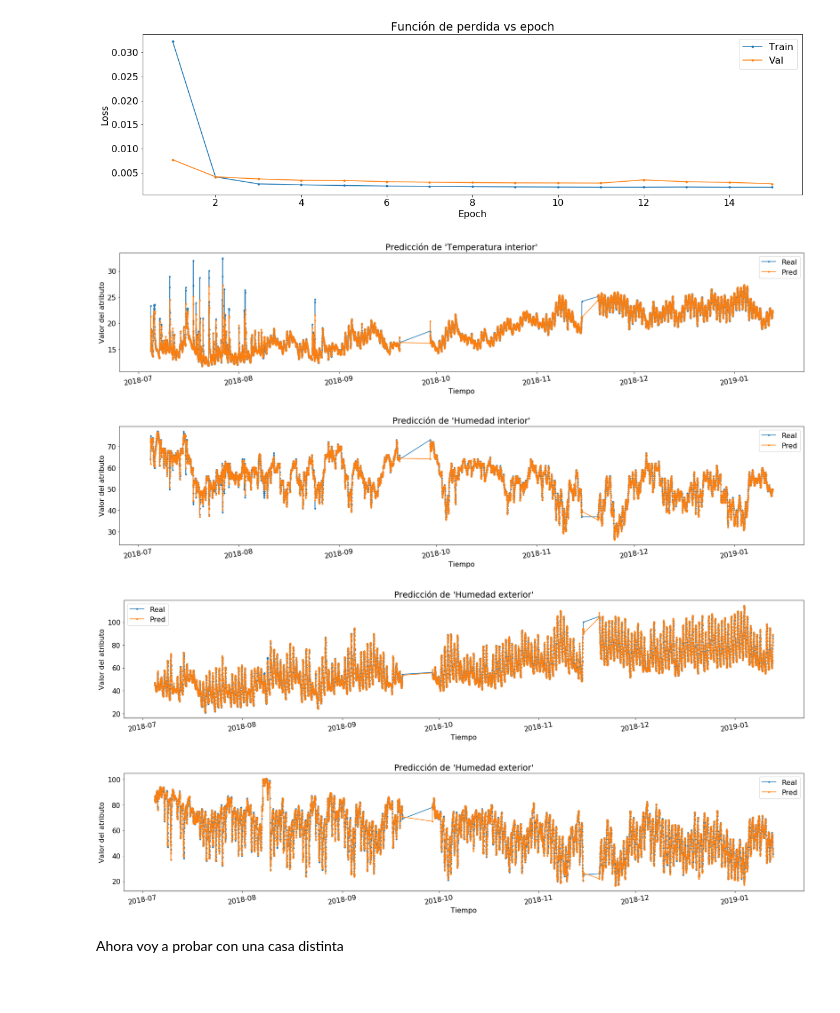
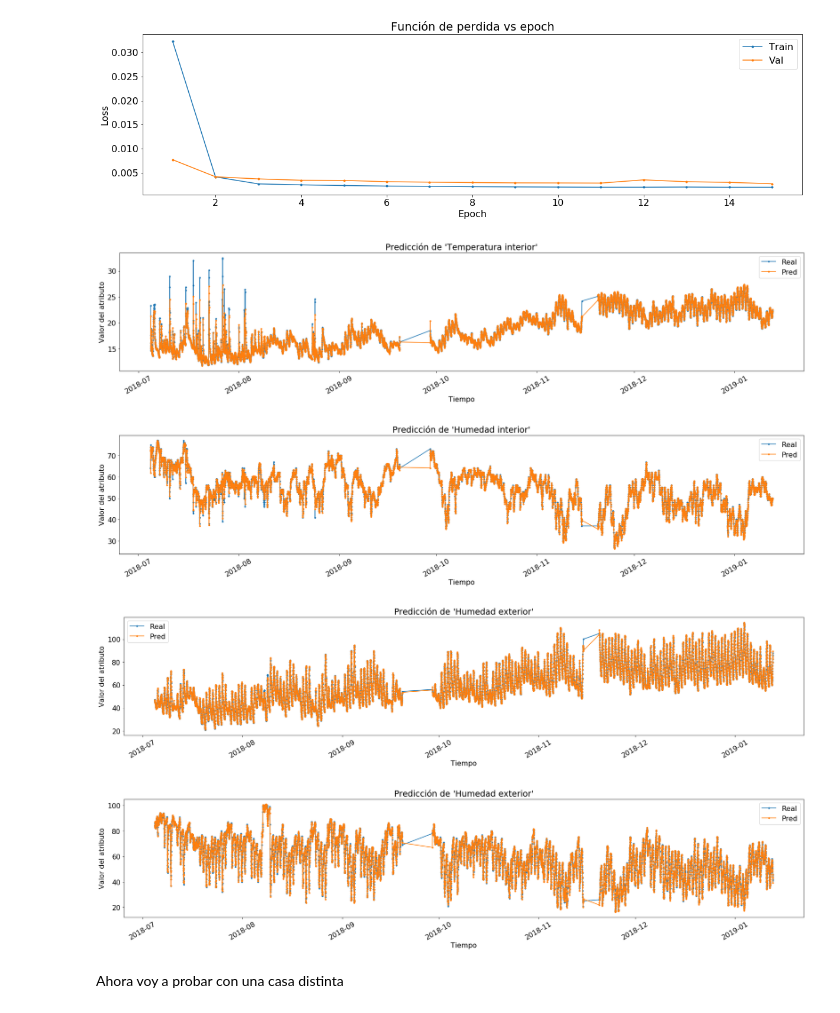
Before and after one commit to fco96/memoria, a Jupyter notebook: Memoria Francisco Olivares.ipynb, the cells around one changed output. Saved outputs shown, nothing was run; the diff lists cells and outputs as text; code cells hidden in the pictures.

```diff
--- a/Memoria Francisco Olivares.ipynb
+++ b/Memoria Francisco Olivares.ipynb
@@ -468,38 +468,38 @@ def chart_predictions(serie_df, column_target, scalers_dict, truth, pred):
     elif column_target == 1:
         variable_name = "Temperatura exterior"
         scaler = scalers_dict['temperatura_exterior']
     else:
         variable_name= "Humedad exterior"
         scaler = scalers_dict['humedad_exterior']
 
     TRAIN_LENGTH = int(serie_df.shape[0] * TRAIN_PERCENTAGE)
 
     time = list(serie_df[TRAIN_LENGTH+AMOUNT_OF_LAG:].index)
 
     y_truth_transformed = np.expand_dims(truth[:,column_target], axis=1)
     y_truth_transformed = scaler.inverse_transform(y_truth_transformed)
 
     y_pred_transformed = np.expand_dims(pred[:,column_target], axis=1)
     y_pred_transformed = scaler.inverse_transform(y_pred_transformed)
 
     plt.plot(time, y_truth_transformed, '.-')
     plt.plot(time, y_pred_transformed, '.-')
 
     plt.xlabel('Tiempo')
     plt.ylabel('Valor del atributo')
     plt.legend( ('Real', 'Pred') )
     plt.title( title_format.format(variable_name) )
-    plt.xticks(rotation=10)
+    plt.xticks(rotation=30)
 
     plt.show()
 
 for i in range(4):
     chart_predictions(HASH_OF_TIME_SERIES[2], i, scalers, valitation_data[1], y_pred)
 # %% [output]
-[figure, old version]
+[figure, new version]
-[figure, old version]
+[figure, new version]
-[figure, old version]
+[figure, new version]
-[figure, old version]
+[figure, new version]
 # %% [markdown]
 Ahora voy a probar con una casa distinta
 # %%
```
Also changed, not shown: parts of 10 cells of this notebook.
